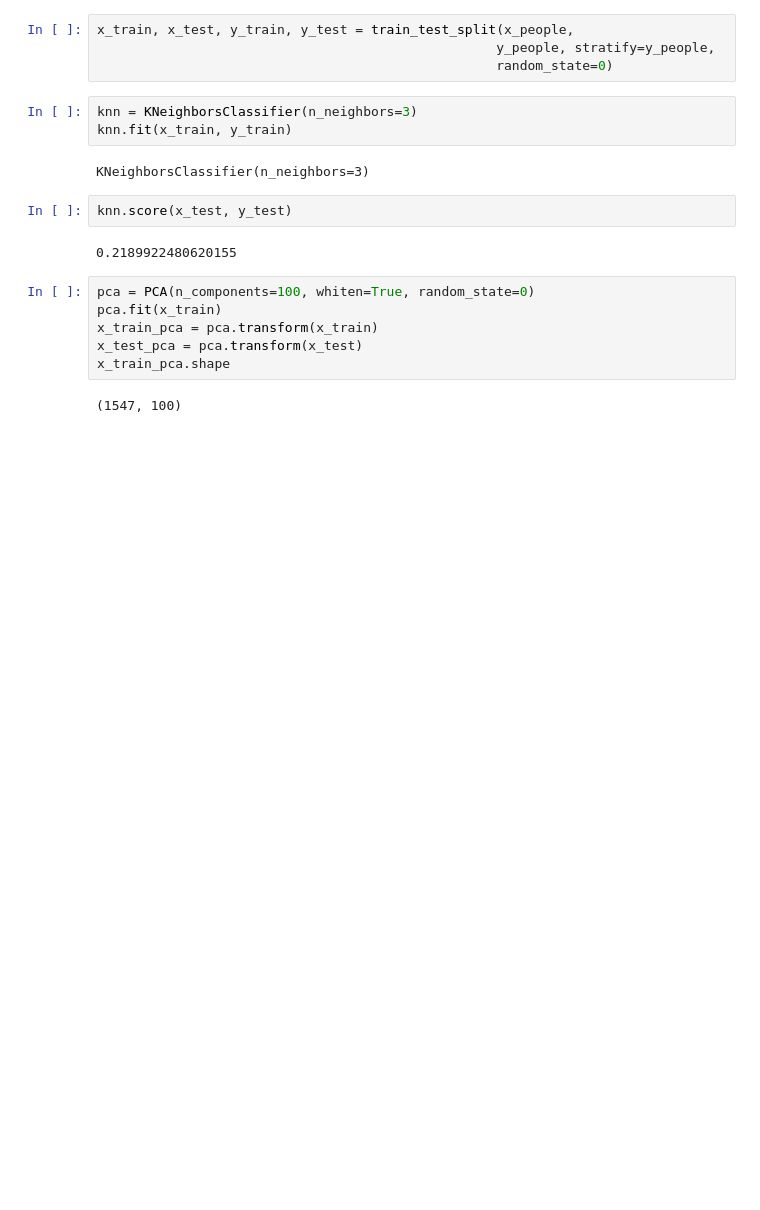
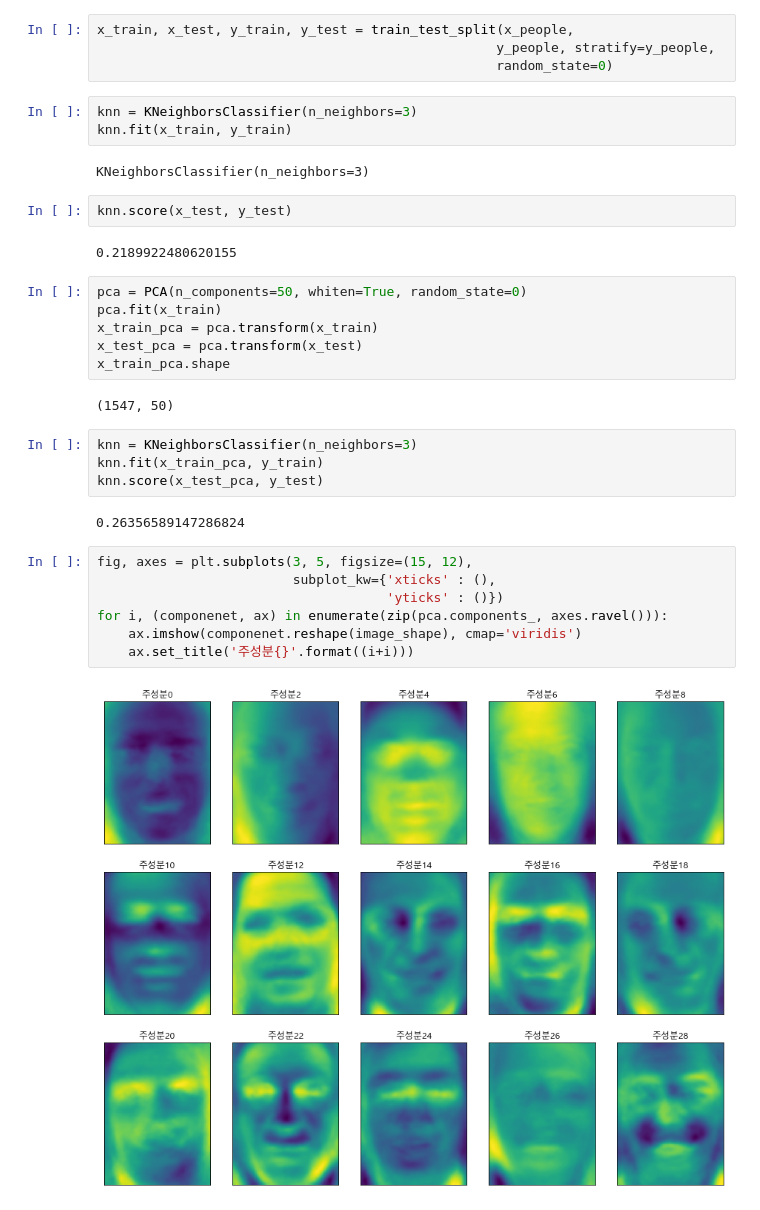
Before and after one commit to shinwoejin/Python, a Jupyter notebook: 10월 파이썬수업/빅데이터, 머신러닝/221026_비지도학습알고리즘2.ipynb, the cells around one changed output. Drawn from its saved outputs; the diff is of its cells as text; blank space fills up the shorter version.

```diff
--- a/10월 파이썬수업/빅데이터, 머신러닝/221026_비지도학습알고리즘2.ipynb
+++ b/10월 파이썬수업/빅데이터, 머신러닝/221026_비지도학습알고리즘2.ipynb
@@ -54,10 +54,25 @@ knn.score(x_test, y_test)
 # %% [output]
 0.2189922480620155
 # %%
-pca = PCA(n_components=100, whiten=True, random_state=0)
+pca = PCA(n_components=50, whiten=True, random_state=0)
 pca.fit(x_train)
 x_train_pca = pca.transform(x_train)
 x_test_pca = pca.transform(x_test)
 x_train_pca.shape
 # %% [output]
-(1547, 100)
+(1547, 50)
+# %%
+knn = KNeighborsClassifier(n_neighbors=3)
+knn.fit(x_train_pca, y_train)
+knn.score(x_test_pca, y_test)
+# %% [output]
+0.26356589147286824
+# %%
+fig, axes = plt.subplots(3, 5, figsize=(15, 12),
+                         subplot_kw={'xticks' : (),
+                                     'yticks' : ()})
+for i, (componenet, ax) in enumerate(zip(pca.components_, axes.ravel())):
+    ax.imshow(componenet.reshape(image_shape), cmap='viridis')
+    ax.set_title('주성분{}'.format((i+i)))
+# %% [output]
+[figure, added]
```
